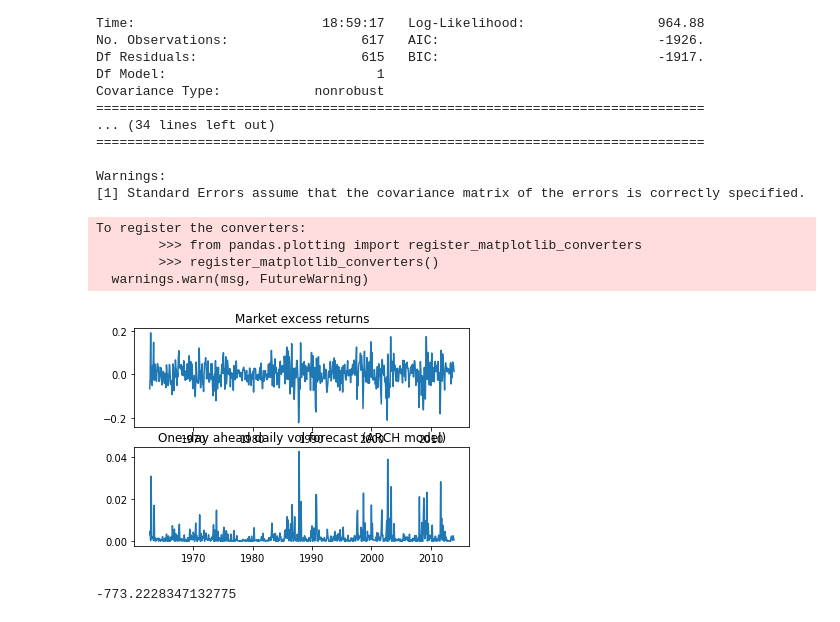
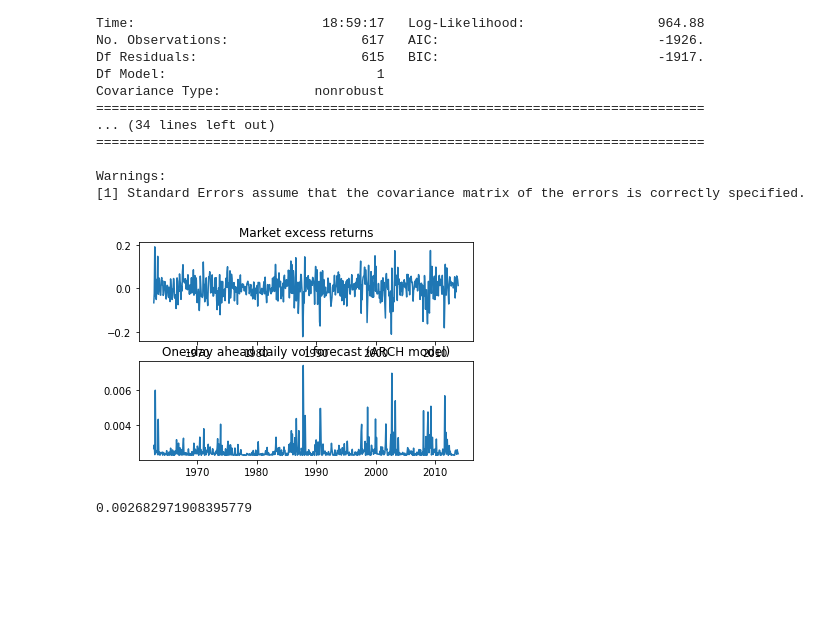
Before and after one commit to oliverwsd/Finance, a Jupyter notebook: set5.ipynb, the cells around one changed output. Saved outputs shown, nothing was run; the diff lists cells and outputs as text; code cells hidden in the pictures; blank space fills up the shorter version.

```diff
--- a/set5.ipynb
+++ b/set5.ipynb
@@ -146,7 +146,7 @@ def loglikelihood_ar_arch(parameters):   # Parameters is a list of model paramet
     arch_b = parameters[3]
     loglikeli = 0
     for i in range(1,factors.shape[0]):
-      prob = -0.5*np.log(math.pi*2) - 0.5* np.log(arch_a + arch_b *squared_resid[i-1]) - 0.5*(( rm_excess_x[i] - (ar_alpha + ar_beta * rm_excess_x[i-1]) )**2/(arch_a + arch_b * squared_resid[i-1]))
+      prob = -0.5*np.log(math.pi*2) - 0.5* np.log(arch_a / (1 - arch_b)) - 0.5*(( rm_excess_x[i] - (ar_alpha + ar_beta * rm_excess_x[i-1]) )**2/(arch_a / (1-arch_b)))
       loglikeli += prob
 
     return -loglikeli  # We return the negative log-likelihood. This is intentional, you'll see in a moment, why.
@@ -158,34 +158,34 @@ def loglikelihood_ar_arch(parameters):   # Parameters is a list of model paramet
 # %%
 # minimize
 ar_arch_params_start = [ar_model.params[0],ar_model.params[1],arch_model.params[0],arch_model.params[1]]
 ar_arch_params = scipy.optimize.minimize(loglikelihood_ar_arch, ar_arch_params_start, method= 'Nelder-Mead')
 # Method Nelder-Mead cannot handle constraints nor bounds.
 # Given the optimal model parameters, compute the volatility (!) forecast of the model.
 #
-arch_vol_forecasts =  ar_arch_params.x[2] + ar_arch_params.x[3] * np.array(squared_resid[:-1])  # Hint: type(arch_vol_forecasts) should be np.ndarray and arch_vol_forecasts.shape should be (616,)
+ar_arch_params.x
+new_resid = rm_excess_x[1:]- ( ar_arch_params.x[0] + factors['rm_excess'][:-1]* ar_arch_params.x[1])
+new_squared_resid = list(map(lambda num: num*num, new_resid))
+
+arch_vol_forecasts =  ar_arch_params.x[2] + ar_arch_params.x[3]* np.array(new_squared_resid[:-1])  # Hint: type(arch_vol_forecasts) should be np.ndarray and arch_vol_forecasts.shape should be (616,)
 
 # Now, let's plot the vol forecasts
 fig, ax = plt.subplots(2, 1)
 ax[0].plot(factors['date'].iloc[2:], factors['rm_excess'].iloc[2:])
 ax[0].set_title("Market excess returns")
 ax[1].plot(factors['date'].iloc[2:], arch_vol_forecasts)
 ax[1].set_title("One-day ahead daily vol forecast (ARCH model)")
 plt.show()
 # %% [output]
-To register the converters:
-        >>> from pandas.plotting import register_matplotlib_converters
-        >>> register_matplotlib_converters()
-  warnings.warn(msg, FutureWarning)
-[figure, old version]
+[figure, new version]
 # %%
 loglikelihood_ar_arch([0.01, 0.2, 0.01, 0.1])
-#my answer is -773 should be -766.19
-#ar_arch_params.x[0]
+#my answer is -748 should be -766.19
+ar_arch_params.x[0]
 # should be 0,0045
-#arch_vol_forecasts[0]
+arch_vol_forecasts[0]
 #0,0514
 # %% [output]
--773.2228347132775
+0.002682971908395779
 # %%
 # Task 3: MLE estimation of AR(1)-GARCH(1, 1) model
 # -------------------------------------------------
```
